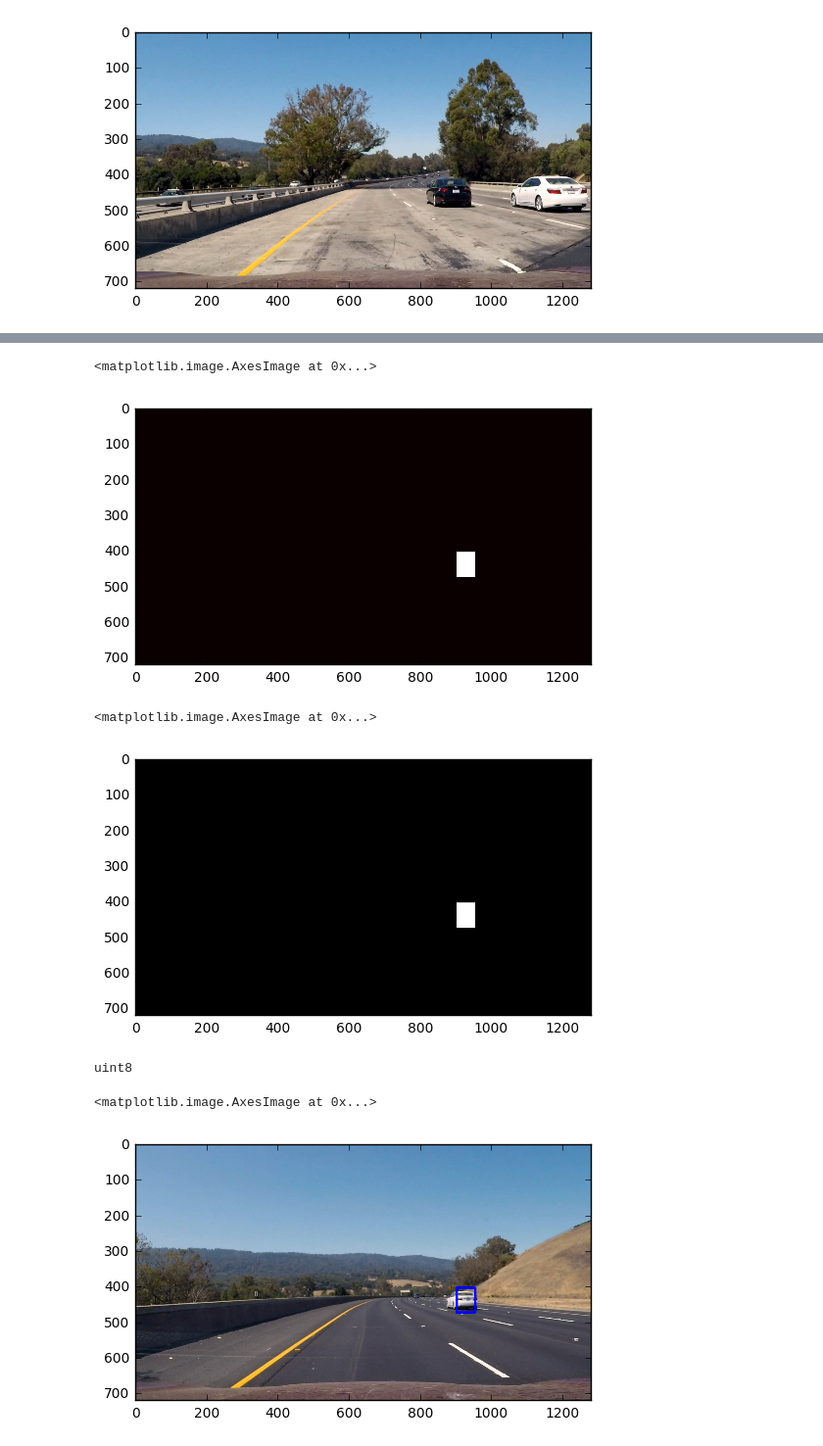
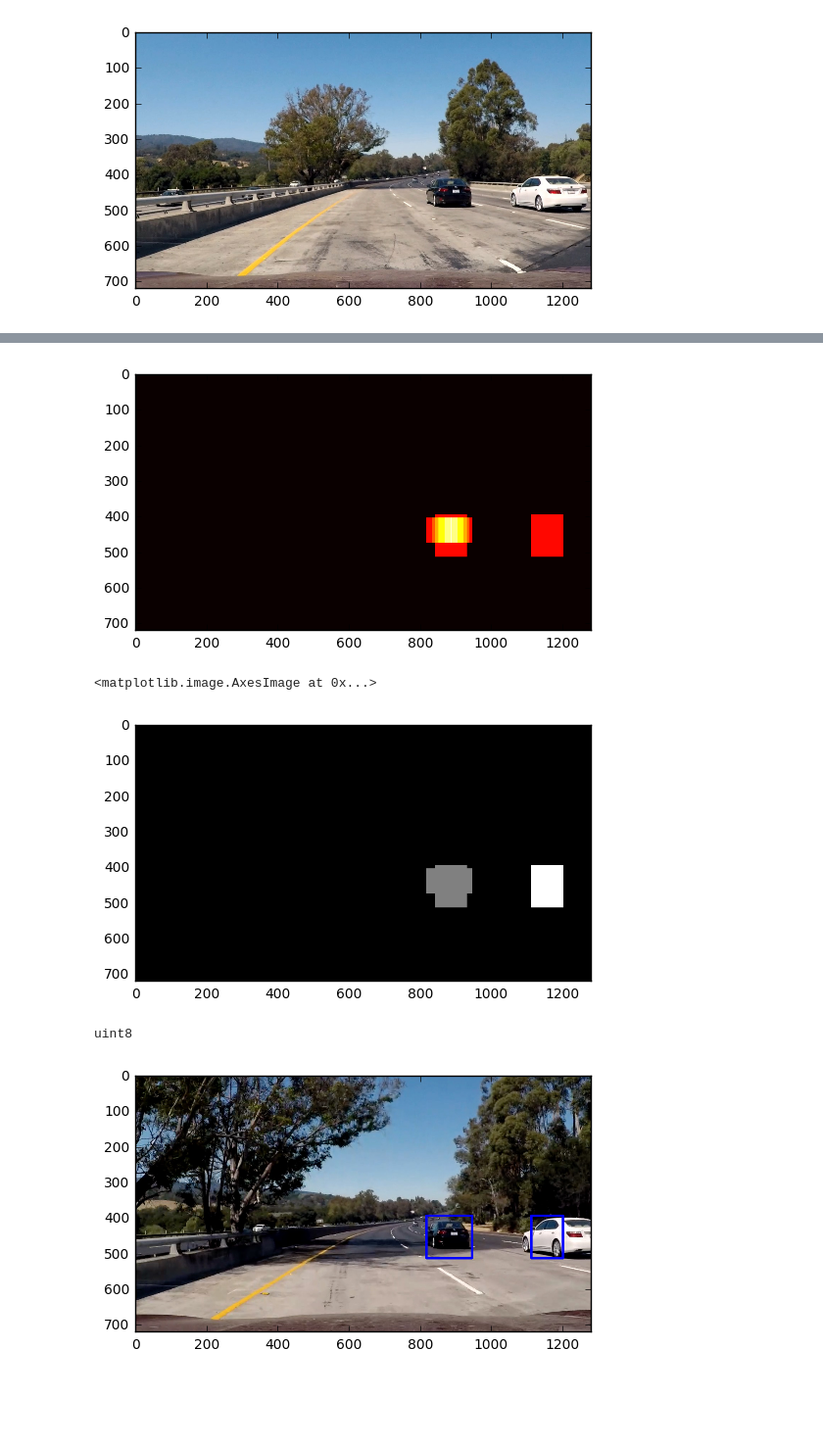
Before and after one commit to xtsxisaxns/Vehicle-Detection, a Jupyter notebook: vehicle-detection.ipynb, the cells around one changed output, grey strips where cells are left out. Shown at 98% size. Cells and saved outputs as stored; diff of their text form; code cells hidden in the pictures; blank space fills up the shorter version.

```diff
--- a/vehicle-detection.ipynb
+++ b/vehicle-detection.ipynb
@@ -572,15 +549,17 @@ def add_heat(heatmap,bboxes):
     return heatmap
 # %%
 # Test add_heat function
-test_imgs = glob.glob('./test_images/*.jpg')
-test_img1 = mpimage.imread(test_imgs[3])
-
-test_img_float = test_img1.astype(np.float32)/255
-hot_windows,all_windows = search_all_scales(test_img_float,classifier=svc)
+# test_imgs = glob.glob('./test_images/*.jpg')
+# test_img1 = mpimage.imread(test_imgs[1])
+# test_img_float = test_img1.astype(np.float32)/255
+# # hot_windows,all_windows = search_all_scales(test_img_float,classifier=svc)
+# hot_windows,all_windows = search_all_scales(test_img_float,svc,scaler,
+#                                             color_space,spatial_size,hist_bins,orient,pix_per_cell,cell_per_block)
 
 # Make a heatmap
-heatmap_img = np.zeros_like(test_img1[:,:,0])
+heatmap_img_test = np.zeros_like(test_img1[:,:,0])
 
-Heatmap_img = add_heat(heatmap_img,hot_windows)
-plt.imshow(heatmap_img,cmap='hot')
+heatmap_img_test = add_heat(heatmap_img_test,hot_windows)
+plt.imshow(heatmap_img_test,cmap='hot')
+plt.savefig('./examples/'+'heatmap.png')
 # %% [output]
@@ -589,23 +567,23 @@ plt.imshow(heatmap_img,cmap='hot')
 # %%
 #Filter
 #Apply threshold to filter out the wrong box
-def apply_threshold(heatmap,threshold=2):
+def apply_threshold(heatmap,threshold=1):
     #Zero out pixels below the threshold
     heatmap[heatmap <= threshold] = 0
     return heatmap
 # %%
-heatmap_img = apply_threshold(heatmap_img)
-plt.imshow(heatmap_img,cmap='hot')
+heatmap_img_test = apply_threshold(heatmap_img_test,2)
+plt.imshow(heatmap_img_test,cmap='hot')
+plt.savefig('./examples/'+'heatmap_threshod.png')
 # %% [output]
-<matplotlib.image.AxesImage at 0x...>
-[figure, old version]
+[figure, new version]
 # %%
 #Appley Scipy Labels to heatmap
-labels = label(heatmap_img)
+labels = label(heatmap_img_test)
 plt.imshow(labels[0],cmap='gray')
 # %% [output]
 <matplotlib.image.AxesImage at 0x...>
-[figure, old version]
+[figure, new version]
 # %%
 def draw_labeled_bboxes(img, labels):
     rects = []
@@ -625,13 +603,13 @@ def draw_labeled_bboxes(img, labels):
     return img,rects
 # %%
 #Draw bounding box on a copy of the image
-draw_img1,rects= draw_labeled_bboxes(np.copy(test_img1),labels)
-print(draw_img1.dtype)
-plt.imshow(draw_img1)
+draw_img_test,rects= draw_labeled_bboxes(np.copy(test_img1),labels)
+print(draw_img_test.dtype)
+plt.imshow(draw_img_test)
+plt.savefig('./examples/'+'detection.png')
 # %% [output]
 uint8
-<matplotlib.image.AxesImage at 0x...>
-[figure, old version]
+[figure, new version]
 # %%
 #Define a process function,put all the pipeline together
 def process(img):
```
Also changed, not shown: parts of 23 cells of this notebook, 9 other files.
